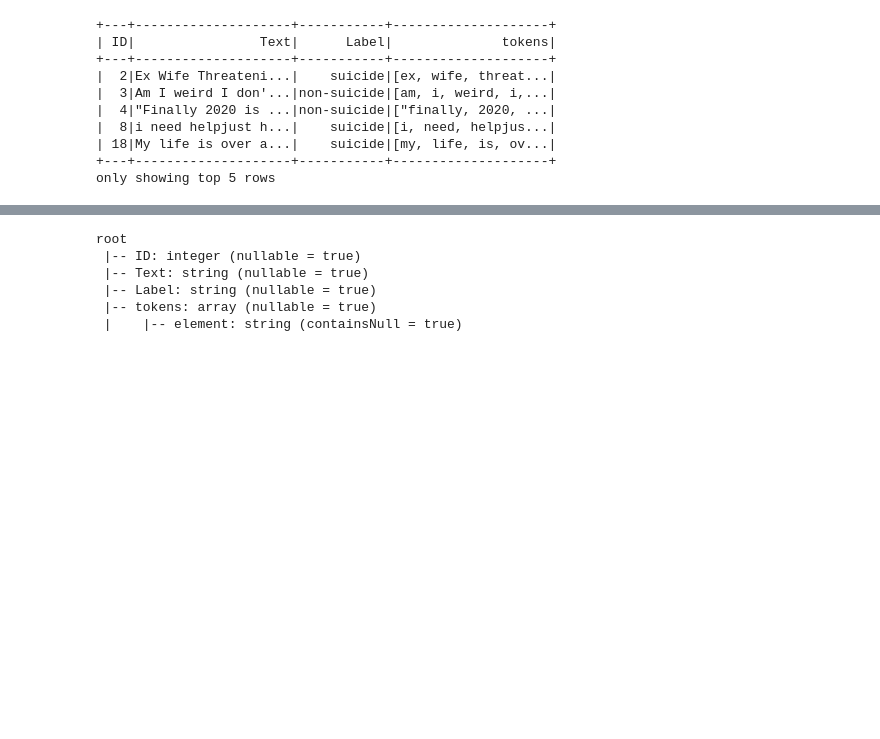
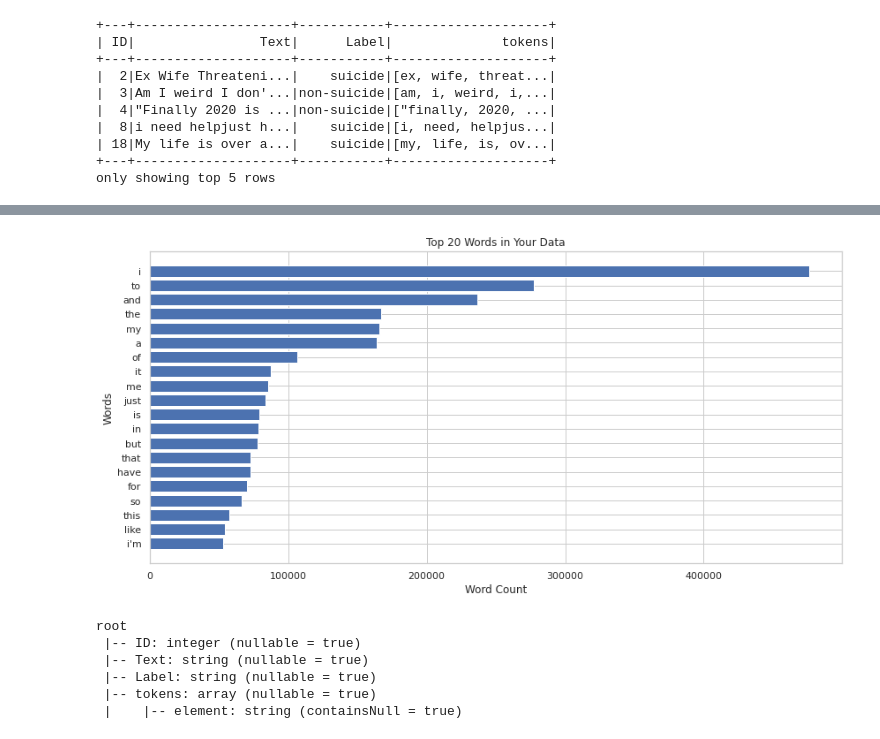
Before and after one commit to kgntmr/Developed-an-Emotion-Detection-system-using-LSTM-and-RNN-Models-integrated-with-Spark-and-Hadoop, a Jupyter notebook: Untitled.ipynb, the cells around one changed output, grey strips where cells are left out. Cells and saved outputs as stored; diff of their text form; code cells hidden in the pictures; blank space fills up the shorter version.

```diff
--- a/Untitled.ipynb
+++ b/Untitled.ipynb
@@ -188,6 +188,6 @@ word_counts = counting_df.groupBy("word").count()
 word_counts = word_counts.orderBy(desc("count"))
 
 # Select the top 50 words
-top_50_words = word_counts.limit(50)
+top_20_words = word_counts.limit(20)
 # %%
 # Show the top 50 words and their counts
@@ -214,3 +214,23 @@ top_50_words.show(50)
+# %%
+import matplotlib.pyplot as plt
+
+# Extract the word and count columns from the DataFrame
+words = [row['word'] for row in top_20_words.collect()]
+counts = [row['count'] for row in top_20_words.collect()]
+
+# Create a bar plot
+plt.figure(figsize=(12, 6))
+plt.barh(words, counts)
+plt.xlabel('Word Count')
+plt.ylabel('Words')
+plt.title('Top 20 Words in Your Data')
+plt.gca().invert_yaxis()  # Invert y-axis to display the most frequent word at the top
+plt.tight_layout()
+
+# Show the plot
+plt.show()
+# %% [output]
+[figure, added]
 # %%
 df.printSchema()
 # %% [output]
```
Also changed, not shown: parts of 7 cells of this notebook.
